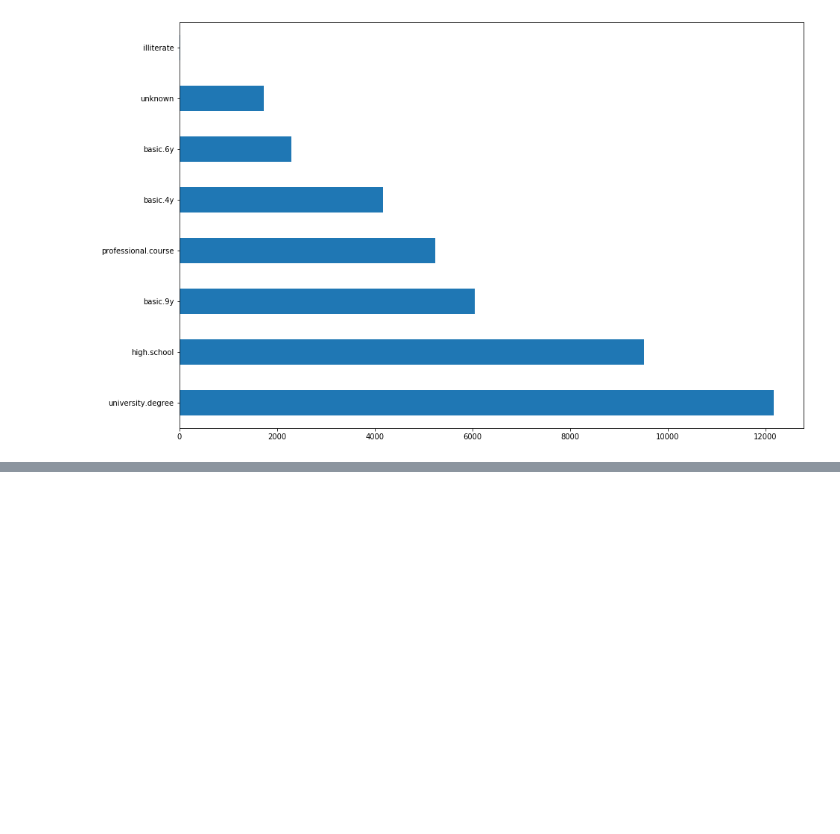
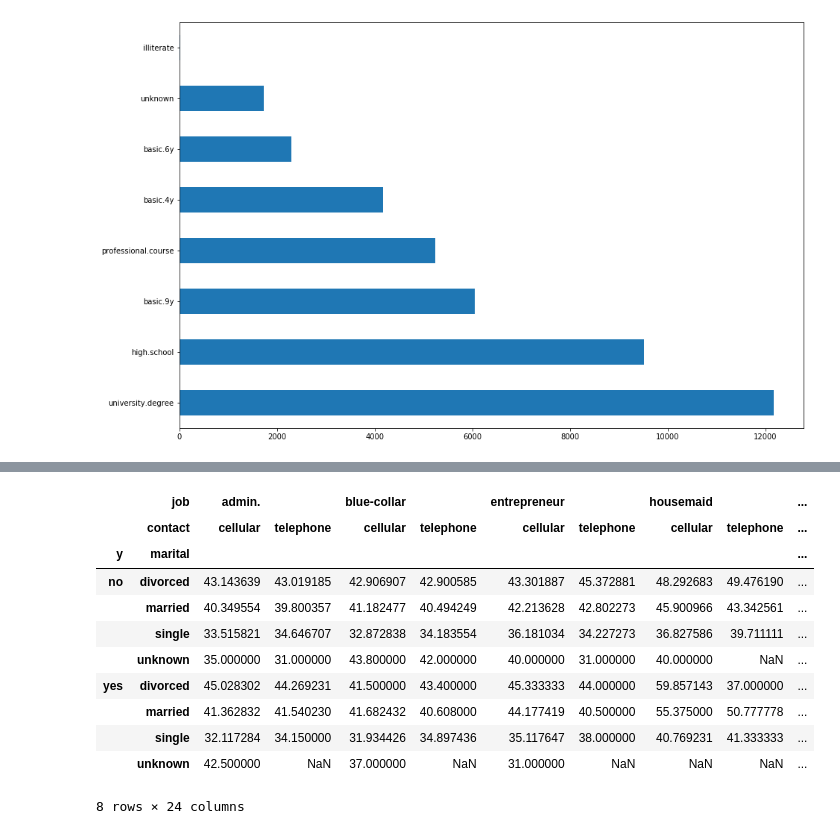
Before and after one commit to YoungJae-Hur/Data-science, a Jupyter notebook: project-marketing/8. client data analysis.ipynb, the cells around one changed output, grey strips where cells are left out. Cells and saved outputs as stored; diff of their text form; code cells hidden in the pictures; blank space fills up the shorter version.

```diff
--- a/project-marketing/8. client data analysis.ipynb
+++ b/project-marketing/8. client data analysis.ipynb
@@ -429,0 +574,17 @@ plt.show()
+# %%
+#multi-index - row index
+#['job', 'contact']
+pd.pivot_table(df, 'age', ['y', 'marital'], ['job', 'contact'], aggfunc='mean')
+# %% [output]
+|  | job | admin. |  | blue-collar |  | entrepreneur |  | housemaid |  | ... |
+|  | contact | cellular | telephone | cellular | telephone | cellular | telephone | cellular | telephone | ... |
+| y | marital |  |  |  |  |  |  |  |  | ... |
+| no | divorced | 43.143639 | 43.019185 | 42.906907 | 42.900585 | 43.301887 | 45.372881 | 48.292683 | 49.476190 | ... |
+|  | married | 40.349554 | 39.800357 | 41.182477 | 40.494249 | 42.213628 | 42.802273 | 45.900966 | 43.342561 | ... |
+|  | single | 33.515821 | 34.646707 | 32.872838 | 34.183554 | 36.181034 | 34.227273 | 36.827586 | 39.711111 | ... |
+|  | unknown | 35.000000 | 31.000000 | 43.800000 | 42.000000 | 40.000000 | 31.000000 | 40.000000 | NaN | ... |
+| yes | divorced | 45.028302 | 44.269231 | 41.500000 | 43.400000 | 45.333333 | 44.000000 | 59.857143 | 37.000000 | ... |
+|  | married | 41.362832 | 41.540230 | 41.682432 | 40.608000 | 44.177419 | 40.500000 | 55.375000 | 50.777778 | ... |
+|  | single | 32.117284 | 34.150000 | 31.934426 | 34.897436 | 35.117647 | 38.000000 | 40.769231 | 41.333333 | ... |
+|  | unknown | 42.500000 | NaN | 37.000000 | NaN | 31.000000 | NaN | NaN | NaN | ... |
+8 rows × 24 columns
```
Also changed, not shown: parts of 31 cells of this notebook.
